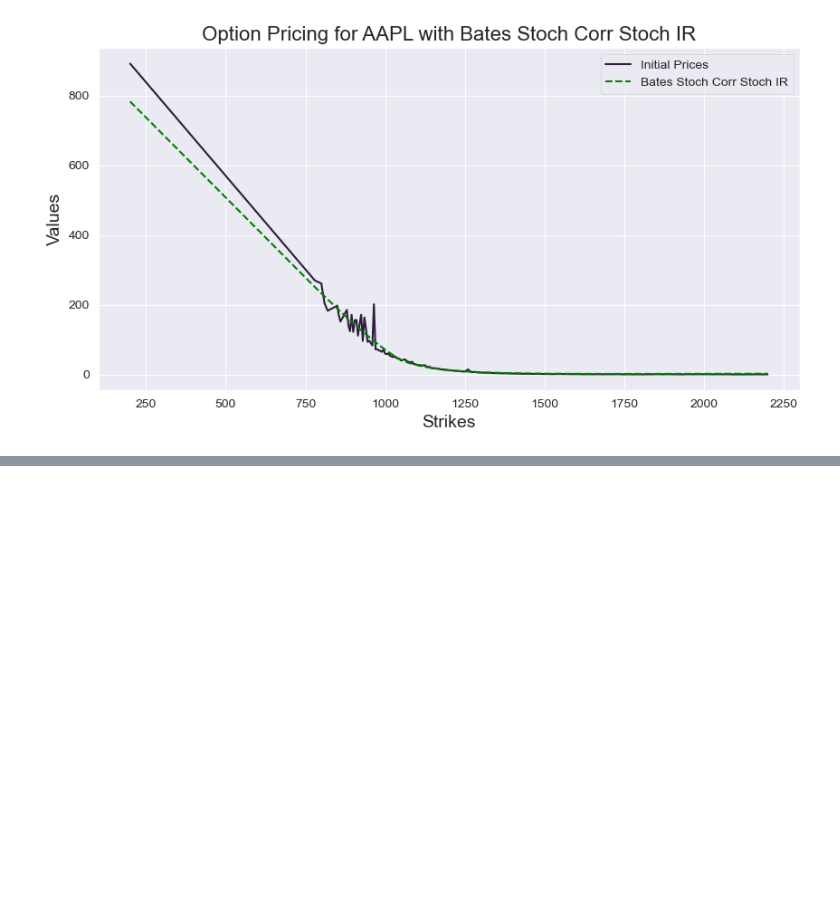
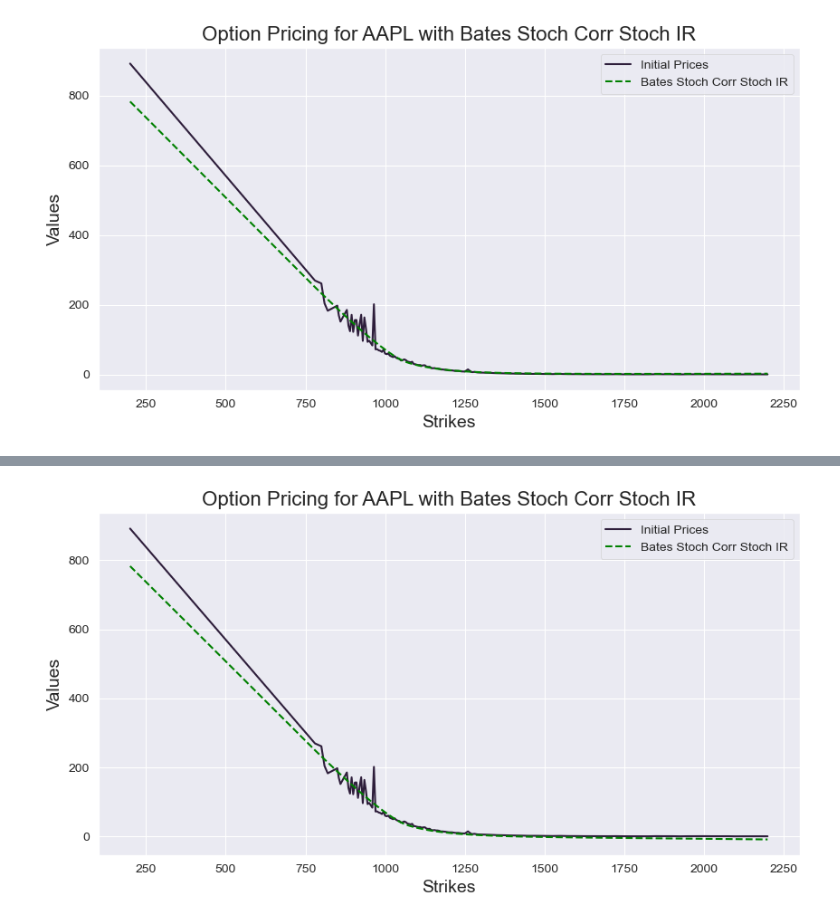
Before and after one commit to kirillzx/Generalized-Bates-model-draft, a Jupyter notebook: Calibrations/Calibration_Main.ipynb, the cells around one changed output, grey strips where cells are left out. Saved outputs shown, nothing was run; the diff lists cells and outputs as text; code cells hidden in the pictures; blank space fills up the shorter version.

```diff
--- a/Calibrations/Calibration_Main.ipynb
+++ b/Calibrations/Calibration_Main.ipynb
@@ -1025,0 +1046,46 @@ plt.show()
+# %%
+#Zero-coupon parity
+def optionPriceCOSMthd_StochIR(cf, CP, s0,tau,K,N,L,P0T):
+    if K is not np.array:
+        K = np.array(K).reshape([len(K),1])
+
+    i = complex(0.0,1.0)
+    x0 = np.log(s0 / K)
+
+    # Truncation domain
+    a = 0.0 - L * np.sqrt(tau)
+    b = 0.0 + L * np.sqrt(tau)
+
+    # Summation from k = 0 to k=N-1
+    k = np.linspace(0,N-1,N).reshape([N,1])
+    u = k * np.pi / (b - a)
+
+    H_k = exm.Hk_Coefficients('p',a,b,k)
+    mat = np.exp(i * np.outer((x0 - a) , u))
+    temp = cf(u) * H_k
+    temp[0] = 0.5 * temp[0]
+    value = K * np.real(mat.dot(temp))
+
+    if CP == 'c':
+        value = value + s0 - K * P0T
+
+    return value
+# %%
+L = 10
+N = 500
+
+cf = chf.ChFBates_StochIR_StochCor(tau, T, k, gamma, vb, kr, gammar, mur, krho, murho, sigmarho, rho4, rho5, xip, muJ, sigmaJ, v0, r0, rho0)
+valCOS = optionPriceCOSMthd_StochIR(cf, type_option, s0, T, K, N, L, zcb0)
+# %%
+plt.subplots(figsize=(10, 5), dpi=100)
+
+plt.plot(K, marketPrice, label='Initial Prices')
+plt.plot(K, valCOS, '--', color='green', label='Bates Stoch Corr Stoch IR')
+
+plt.title('Option Pricing for AAPL with Bates Stoch Corr Stoch IR', fontsize=16)
+plt.xlabel('Strikes', fontsize=14)
+plt.ylabel('Values', fontsize=14)
+plt.legend()
+plt.show()
+# %% [output]
+[figure, added]
```
Also changed, not shown: parts of 2 cells of this notebook.
